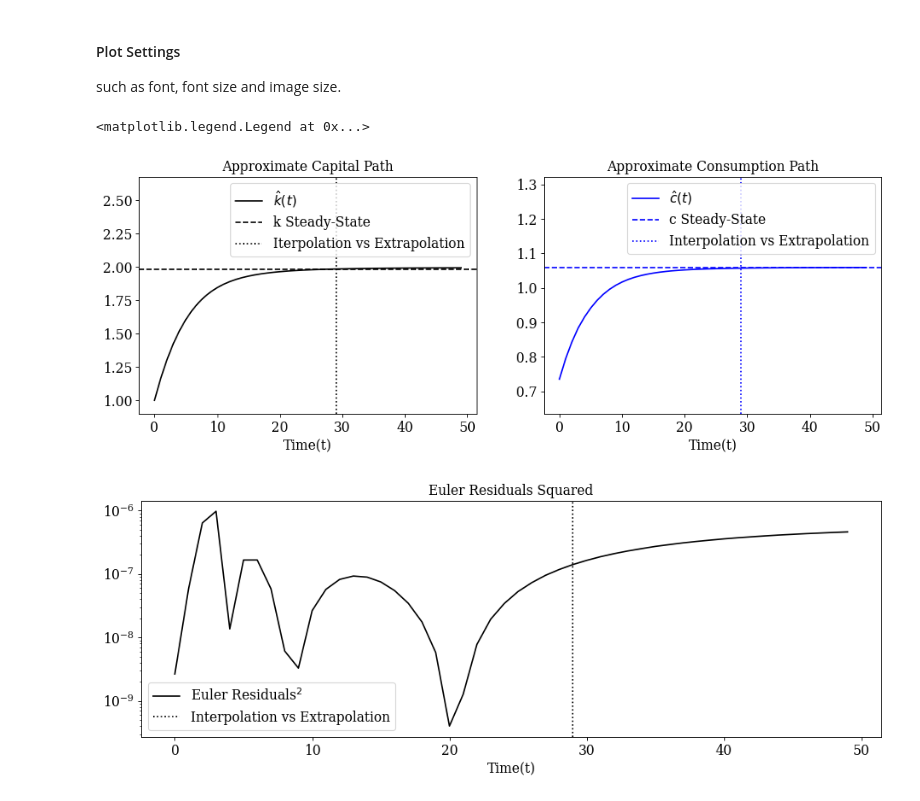
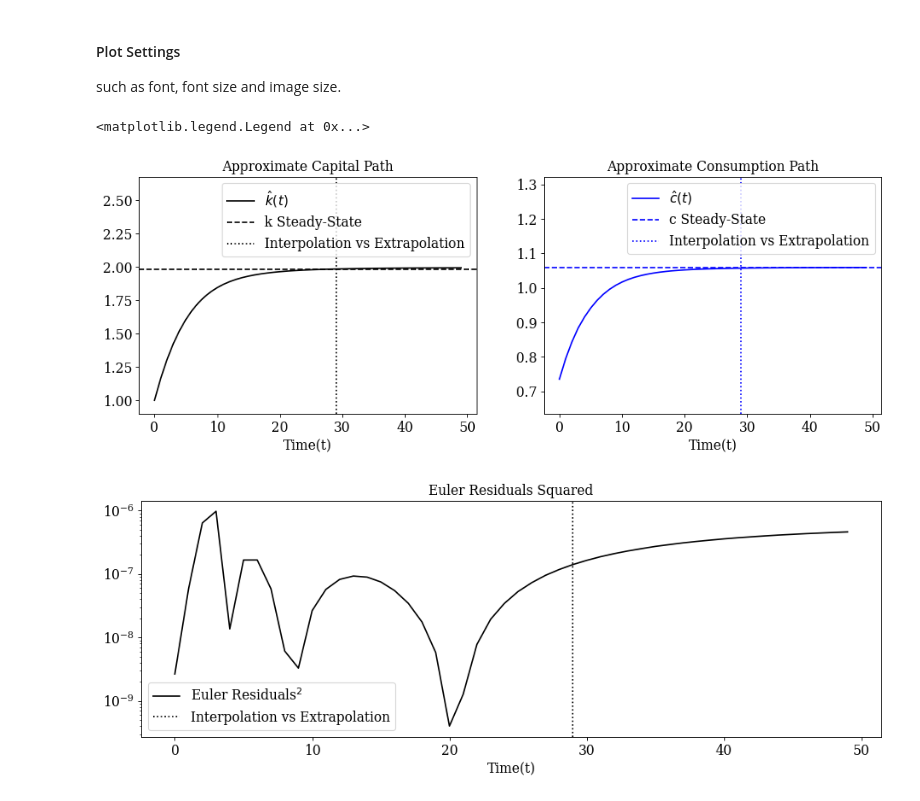
Before and after one commit to HighDimensionalEconLab/transversality, a Jupyter notebook: demo_notebooks/growth_sequential_demo.ipynb, the cells around one changed output. Drawn from its saved outputs; the diff is of its cells as text; code cells hidden in the pictures.

```diff
--- a/demo_notebooks/growth_sequential_demo.ipynb
+++ b/demo_notebooks/growth_sequential_demo.ipynb
@@ -246,26 +246,26 @@ plt.rcParams.update(params)
 # %%
 plt.subplot(1, 2 , 1)
 
 plt.plot(time_grid_test,k_hat_path, color='k',  label = r"$\hat{k}(t)$")
 plt.axhline(y=k_star, linestyle='--',color='k', label="k Steady-State")
 plt.xlabel(r"Time(t)")
-plt.axvline(x= train_t_max , color='k', linestyle=':', label = "Iterpolation vs Extrapolation")
+plt.axvline(x= train_t_max , color='k', linestyle=':', label = "Interpolation vs Extrapolation")
 plt.title(r"Approximate Capital Path")
 plt.ylim([k_0-0.1,k_star*(1+0.35) ])
 plt.legend(loc='best')
 
 plt.subplot(1, 2, 2)
 
 plt.plot(time_grid_test,c_hat_path, color='b',  label = r"$\hat{c}(t)$")
 plt.axhline(y=c_star, linestyle='--',color='b', label="c Steady-State")
 plt.xlabel(r"Time(t)")
 plt.axvline(x= train_t_max , color='b', linestyle=':', label = "Interpolation vs Extrapolation")
 plt.title(r"Approximate Consumption Path")
 plt.ylim([c_hat_path[0]-0.1,c_star*(1+0.25) ])
 plt.legend(loc='best')
 # %% [output]
 <matplotlib.legend.Legend at 0x...>
-[figure, old version]
+[figure, new version]
 # %%
 plt.plot(time_grid_test,Euler_res_test**2, color='k',  label = r"Euler Residuals$^2$")
 plt.xlabel(r"Time(t)")
```
Also changed, not shown: 1 other file.
